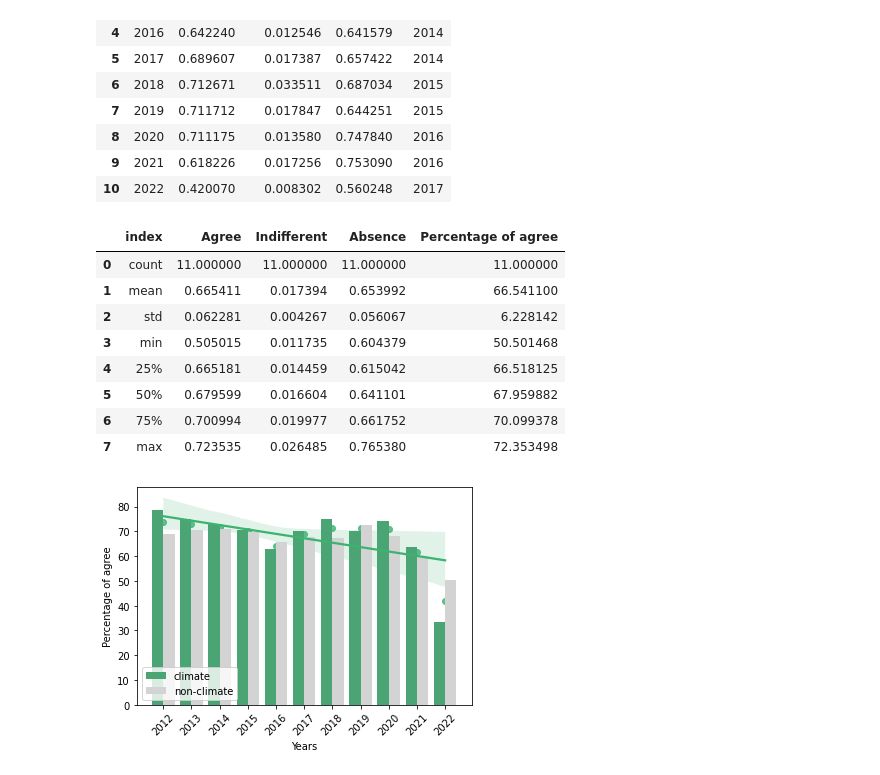
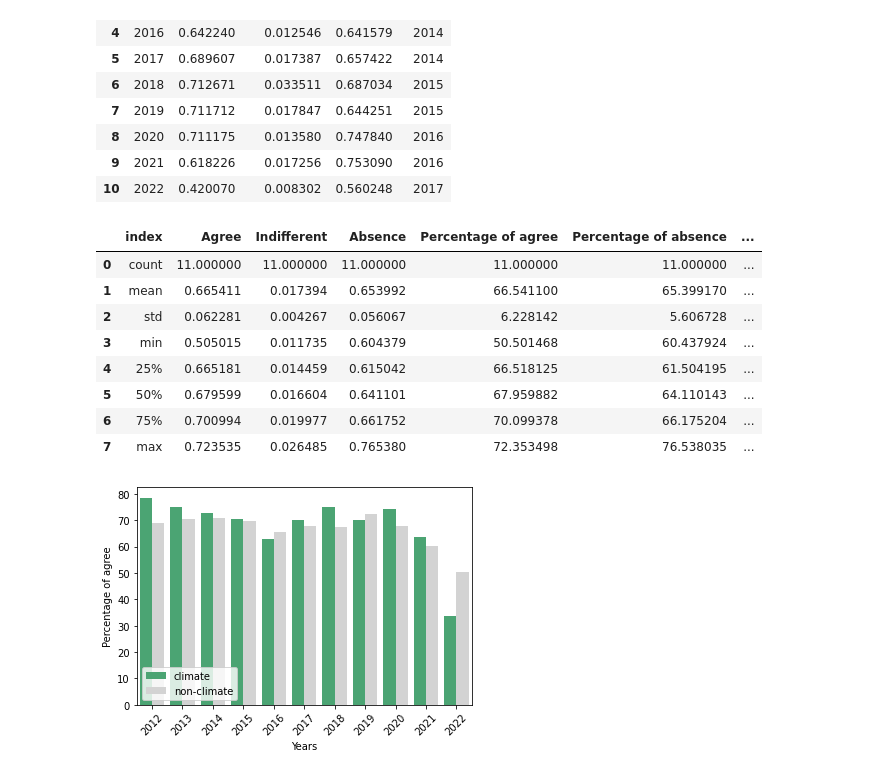
Before and after one commit to jonahank/Vote-Prediction-Model, a Jupyter notebook: data_analysis/ft_vote.ipynb, the cells around one changed output. Saved outputs shown, nothing was run; the diff lists cells and outputs as text; code cells hidden in the pictures.

```diff
--- a/data_analysis/ft_vote.ipynb
+++ b/data_analysis/ft_vote.ipynb
@@ -654,23 +667,25 @@ year_agree_all
 # %%
 year_agree["Years"] = year_agree["year"]
 year_agree["Percentage of agree"] = year_agree["Agree"]*100
 g = sns.barplot(data=year_agree, x="Years", y="Percentage of agree", hue="y_pred", palette=["mediumseagreen", "lightgrey"])
 
 year_agree_all["Percentage of agree"] = year_agree_all["Agree"]*100
 year_agree_all["Years"] = range(len(year_agree_all))
-g = sns.regplot(x="Years", y="Percentage of agree", data=year_agree_all, color="mediumseagreen")
+#g = sns.regplot(x="Years", y="Percentage of agree", data=year_agree_all, color="mediumseagreen")
 plt.xticks(rotation=45)
 plt.legend(loc="lower left")
 year_agree2 = year_agree[:-1]
+plt.savefig('ft-votes-temporal-agree-years.pdf', bbox_inches="tight")
+
 year_agree[year_agree["y_pred"]=="non-climate"].describe().reset_index()
 # %% [output]
-|  | index | Agree | Indifferent | Absence | Percentage of agree |
-| 0 | count | 11.000000 | 11.000000 | 11.000000 | 11.000000 |
-| 1 | mean | 0.665411 | 0.017394 | 0.653992 | 66.541100 |
-| 2 | std | 0.062281 | 0.004267 | 0.056067 | 6.228142 |
-| 3 | min | 0.505015 | 0.011735 | 0.604379 | 50.501468 |
-| 4 | 25% | 0.665181 | 0.014459 | 0.615042 | 66.518125 |
-| 5 | 50% | 0.679599 | 0.016604 | 0.641101 | 67.959882 |
-| 6 | 75% | 0.700994 | 0.019977 | 0.661752 | 70.099378 |
-| 7 | max | 0.723535 | 0.026485 | 0.765380 | 72.353498 |
+|  | index | Agree | Indifferent | Absence | Percentage of agree | Percentage of absence | ... |
+| 0 | count | 11.000000 | 11.000000 | 11.000000 | 11.000000 | 11.000000 | ... |
+| 1 | mean | 0.665411 | 0.017394 | 0.653992 | 66.541100 | 65.399170 | ... |
+| 2 | std | 0.062281 | 0.004267 | 0.056067 | 6.228142 | 5.606728 | ... |
+| 3 | min | 0.505015 | 0.011735 | 0.604379 | 50.501468 | 60.437924 | ... |
+| 4 | 25% | 0.665181 | 0.014459 | 0.615042 | 66.518125 | 61.504195 | ... |
+| 5 | 50% | 0.679599 | 0.016604 | 0.641101 | 67.959882 | 64.110143 | ... |
+| 6 | 75% | 0.700994 | 0.019977 | 0.661752 | 70.099378 | 66.175204 | ... |
+| 7 | max | 0.723535 | 0.026485 | 0.765380 | 72.353498 | 76.538035 | ... |
-[figure, old version]
+[figure, new version]
```
Also changed, not shown: parts of 14 cells of this notebook, 2 other files.
